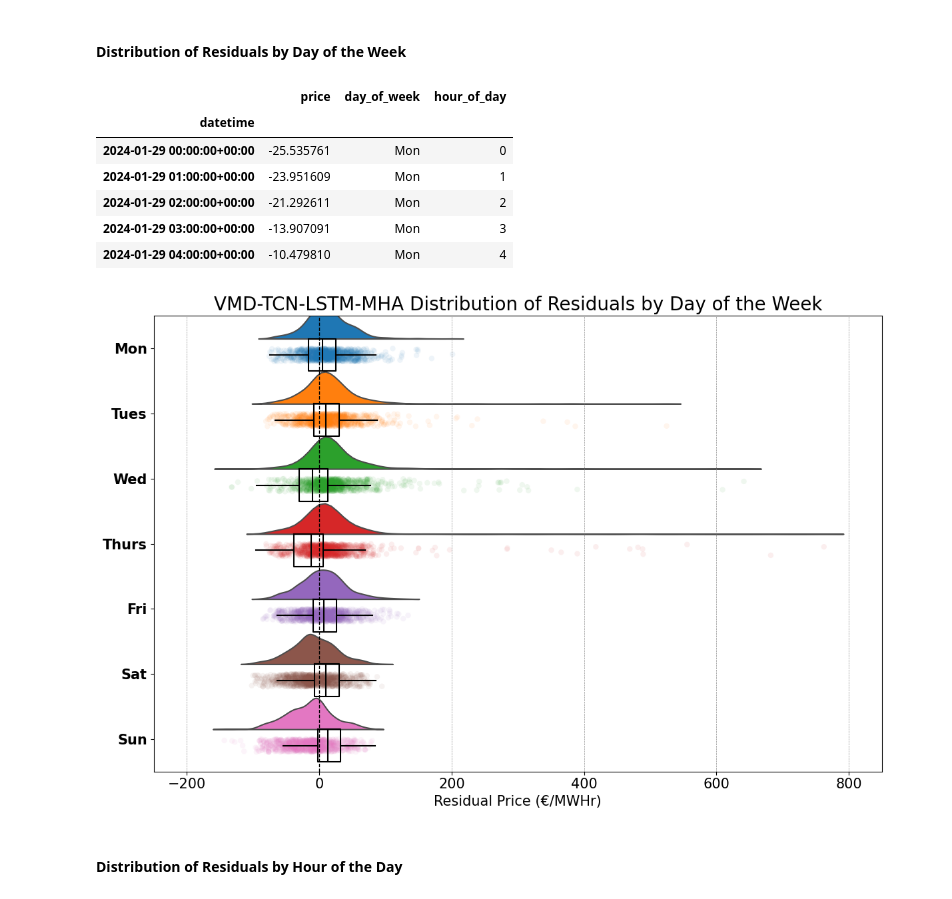
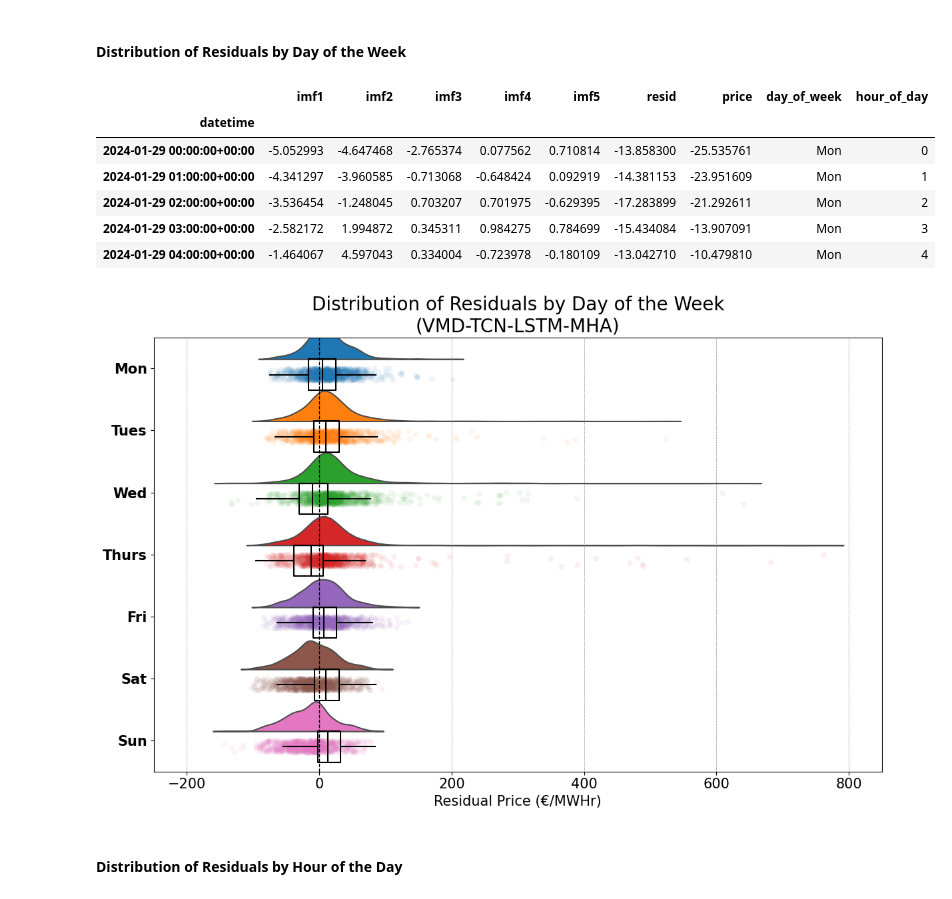
Before and after one commit to BenLeidig/de_lu_epf, a Jupyter notebook: doc/vtlm_resid_analysis.ipynb, the cells around one changed output. Saved outputs shown, nothing was run; the diff lists cells and outputs as text; code cells hidden in the pictures.

```diff
--- a/doc/vtlm_resid_analysis.ipynb
+++ b/doc/vtlm_resid_analysis.ipynb
@@ -52,0 +39,15 @@ dt_index = df_test_price.index
+# %%
+## concatenate train and test ACTUAL data
+
+price_train = pd.read_pickle('../data/processed/df_train_val.pkl').iloc[24*7*4:][['price']]
+price_test = pd.read_pickle('../data/processed/df_test.pkl').iloc[24*7*4:][['price']]
+
+df_train = pd.read_pickle('../data/processed/df_train_val_imf.pkl').iloc[24*7*4:]
+df_test = pd.read_pickle('../data/processed/df_test_imf.pkl').iloc[24*7*4:]
+
+df_train['price'] = price_train
+df_test['price'] = price_test
+
+df = pd.concat([df_train, df_test], axis=0)
+print(df.shape)
+df.head()
@@ -52,0 +63,12 @@ dt_index = df_test_price.index
+# %%
+## concatenate train and test PREDICTED data
+
+df_train_pred = load('../data/predictions/df_train_val_pred_vtlm.pkl')
+df_test_pred = load('../data/predictions/df_test_pred_vtlm.pkl')
+
+df_train_pred['price'] = df_train_pred.sum(axis=1)
+df_test_pred['price'] = df_test_pred.sum(axis=1)
+
+df_pred = pd.concat([df_train_pred, df_test_pred], axis=0)
+print(df_pred.shape)
+df_pred.head()
@@ -52,0 +84,9 @@ dt_index = df_test_price.index
+# %%
+## RESIDUAL data
+
+df_train_resid = df_train - df_train_pred
+df_test_resid = df_test - df_test_pred
+
+df_resid = df - df_pred
+print(df_resid.shape)
+df_resid.head()
@@ -115,21 +155,23 @@ plt.show()
 # %% [markdown]
 #### Distribution of Residuals by Day of the Week
 # %%
+df_price_resid = df_test_resid.copy(deep=True)
+
 df_price_resid['day_of_week'] = df_price_resid.index.dayofweek
 df_price_resid = df_price_resid.replace({0:'Mon', 1:'Tues', 2:'Wed', 3:'Thurs', 4:'Fri', 5:'Sat', 6:'Sun'})
 
 df_price_resid['hour_of_day'] = df_price_resid.index.hour
 df_price_resid['hour_of_day'] = df_price_resid['hour_of_day'].astype('str')
 
 df_price_resid.head()
 # %% [output]
-|  | price | day_of_week | hour_of_day |
-| datetime |  |  |  |
-| 2024-01-29 00:00:00+00:00 | -25.535761 | Mon | 0 |
-| 2024-01-29 01:00:00+00:00 | -23.951609 | Mon | 1 |
-| 2024-01-29 02:00:00+00:00 | -21.292611 | Mon | 2 |
-| 2024-01-29 03:00:00+00:00 | -13.907091 | Mon | 3 |
-| 2024-01-29 04:00:00+00:00 | -10.479810 | Mon | 4 |
+|  | imf1 | imf2 | imf3 | imf4 | imf5 | resid | price | day_of_week | hour_of_day |
+| datetime |  |  |  |  |  |  |  |  |  |
+| 2024-01-29 00:00:00+00:00 | -5.052993 | -4.647468 | -2.765374 | 0.077562 | 0.710814 | -13.858300 | -25.535761 | Mon | 0 |
+| 2024-01-29 01:00:00+00:00 | -4.341297 | -3.960585 | -0.713068 | -0.648424 | 0.092919 | -14.381153 | -23.951609 | Mon | 1 |
+| 2024-01-29 02:00:00+00:00 | -3.536454 | -1.248045 | 0.703207 | 0.701975 | -0.629395 | -17.283899 | -21.292611 | Mon | 2 |
+| 2024-01-29 03:00:00+00:00 | -2.582172 | 1.994872 | 0.345311 | 0.984275 | 0.784699 | -15.434084 | -13.907091 | Mon | 3 |
+| 2024-01-29 04:00:00+00:00 | -1.464067 | 4.597043 | 0.334004 | -0.723978 | -0.180109 | -13.042710 | -10.479810 | Mon | 4 |
 # %%
 medianprops = {'linewidth':1.5, 'color':'black', 'solid_capstyle':'butt'}
 boxprops = {'linewidth':1.5, 'color':'black'}
@@ -176,12 +218,12 @@ for label in ax.get_yticklabels():
     label.set_fontweight('bold')
 ax.tick_params(axis='both', labelsize=15)
 ax.set_xlabel('Residual Price (€/MWHr)', fontsize=15)
-ax.set_title('VMD-TCN-LSTM-MHA Distribution of Residuals by Day of the Week', fontsize=20)
+ax.set_title('Distribution of Residuals by Day of the Week\n(VMD-TCN-LSTM-MHA)', fontsize=20)
 fig.tight_layout()
 fig.savefig('../results/figures/predictions/vtlm_resid_by_day.svg')
 plt.show()
 # %% [output]
-[figure, old version]
+[figure, new version]
 # %% [markdown]
 #### Distribution of Residuals by Hour of the Day
 # %%
```
Also changed, not shown: parts of 11 cells of this notebook, 7 other files.
